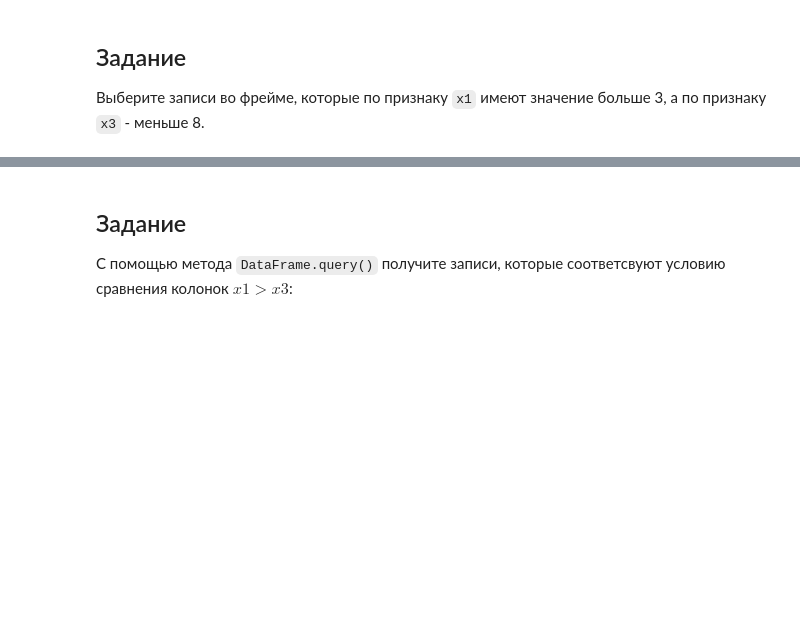
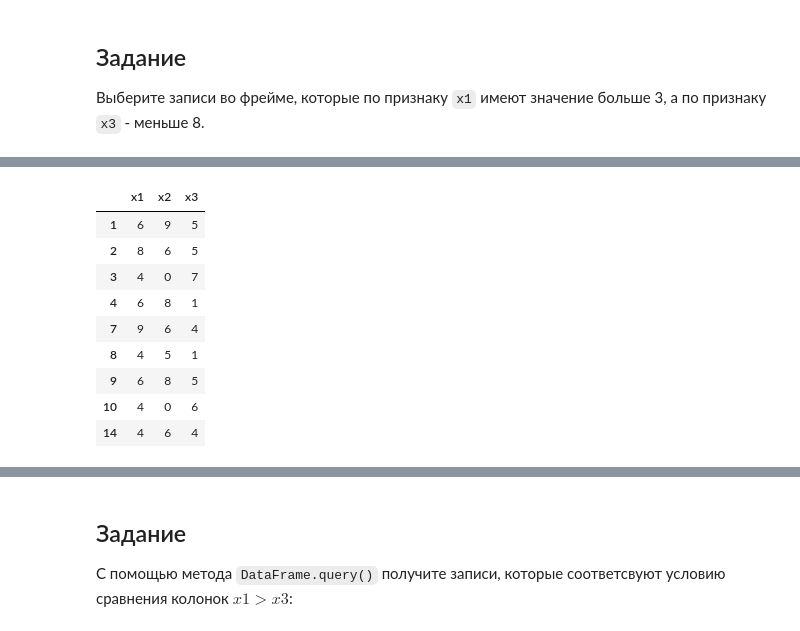
Before and after one commit to huhaoran0/5496-huhaoran, a Jupyter notebook: 03_Pandas.ipynb, the cells around one changed output, grey strips where cells are left out. Drawn from its saved outputs; the diff is of its cells as text; code cells hidden in the pictures; blank space fills up the shorter version.

```diff
--- a/03_Pandas.ipynb
+++ b/03_Pandas.ipynb
@@ -412,5 +422,17 @@ df.head(3)
 # %%
 # TODO - отфильтровать фрейм по значениям признаков
+df[(df['x1']>3)&(df['x3']<8)]
+# %% [output]
+|  | x1 | x2 | x3 |
+| 1 | 6 | 9 | 5 |
+| 2 | 8 | 6 | 5 |
+| 3 | 4 | 0 | 7 |
+| 4 | 6 | 8 | 1 |
+| 7 | 9 | 6 | 4 |
+| 8 | 4 | 5 | 1 |
+| 9 | 6 | 8 | 5 |
+| 10 | 4 | 0 | 6 |
+| 14 | 4 | 6 | 4 |
 # %%
 # TODO - отобразите только колонки x1 и x2 с учетом условий
 #           (используйте .loc[])
```
Also changed, not shown: parts of 8 cells of this notebook.
